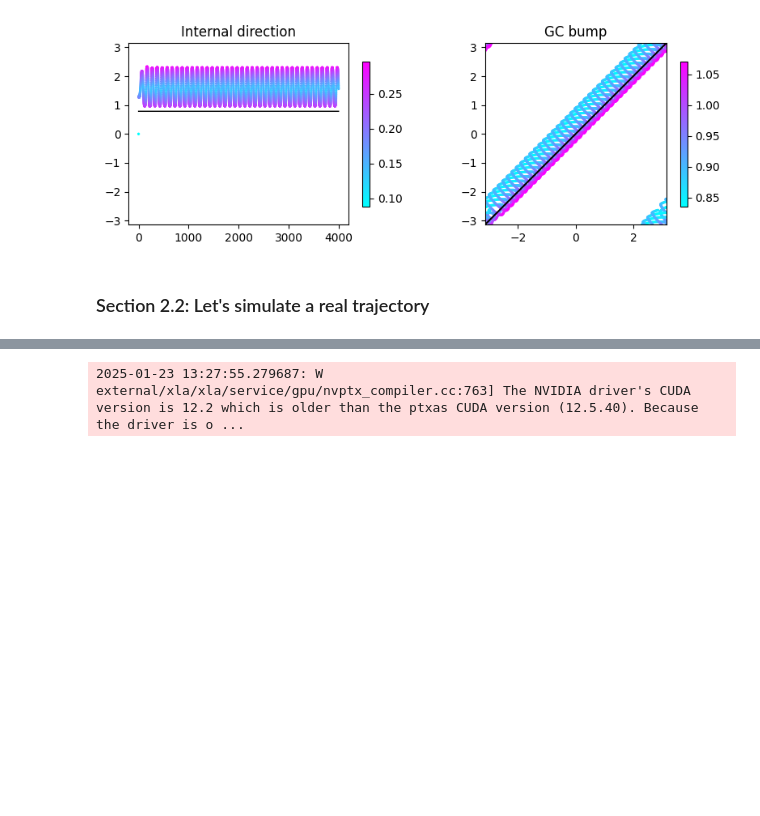
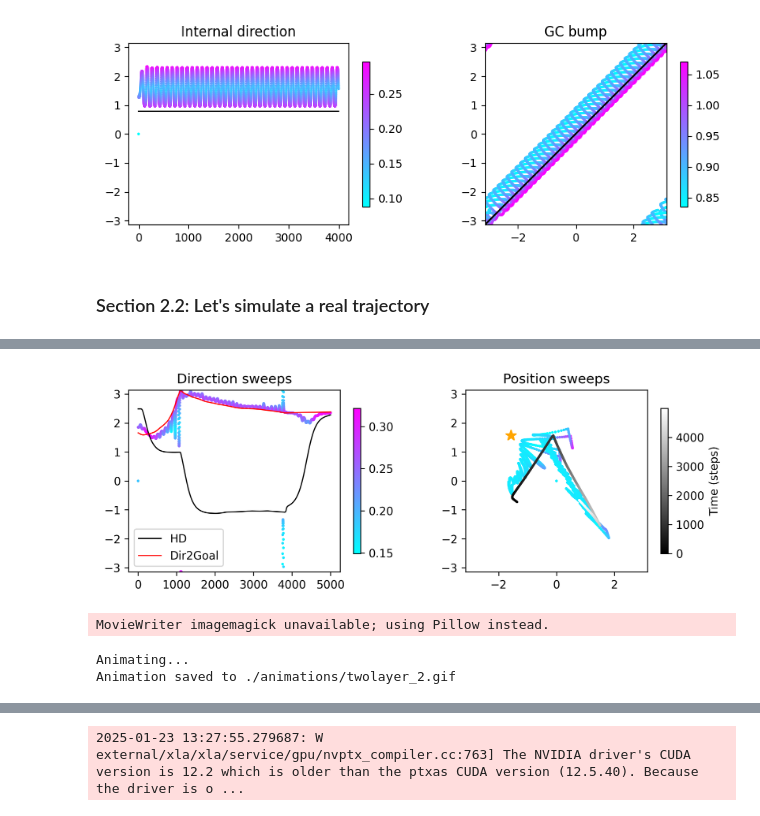
Before and after one commit to ZilongJi/HoneycombSweeps, a Jupyter notebook: PCCAN_HDTopdown_Sweep.ipynb, the cells around one changed output, grey strips where cells are left out. Cells and saved outputs as stored; diff of their text form; code cells hidden in the pictures; blank space fills up the shorter version.

```diff
--- a/PCCAN_HDTopdown_Sweep.ipynb
+++ b/PCCAN_HDTopdown_Sweep.ipynb
@@ -602,0 +909,23 @@ loaded_results = runNetwork(plot='twoDplot')
+# %%
+results =  runNetwork_realtraj(Animal_location_all, Animal_speed_all, Head_direction_all, Dir2Goal_all, goal_loc, ifplot=True)
+# %% [output]
+[figure, added]
+# %%
+#animate the sweeps and save the animation
+pc_activity = results['r_grid'].reshape(-1,50,50)
+num = 50
+duration = len(Animal_location_all)
+Speed = results['Animal_speed']
+m0 = 2
+z_max = np.pi
+
+print('Animating...')
+
+
+save_path = './animations/'
+filename_prefix = 'twolayer_'
+animate_sweeps(Animal_location_all, pc_activity, num, duration, Speed, m0, z_max, n_step=10, goal_loc=goal_loc, save_path=save_path, filename_prefix=filename_prefix)
+# %% [output]
+MovieWriter imagemagick unavailable; using Pillow instead.
+Animating...
+Animation saved to ./animations/twolayer_2.gif
```
Also changed, not shown: parts of 28 cells of this notebook, 1 other file.
